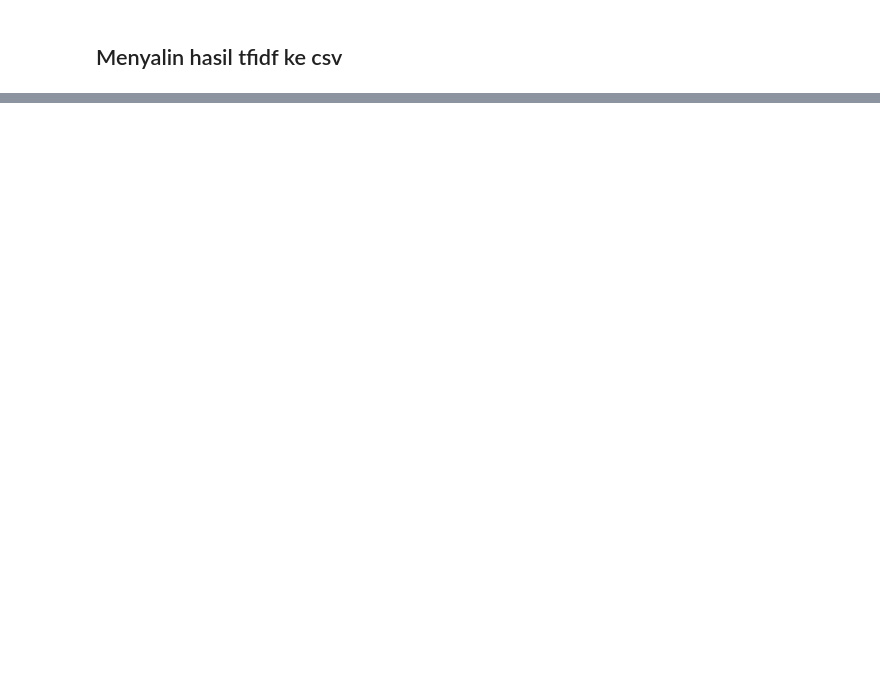
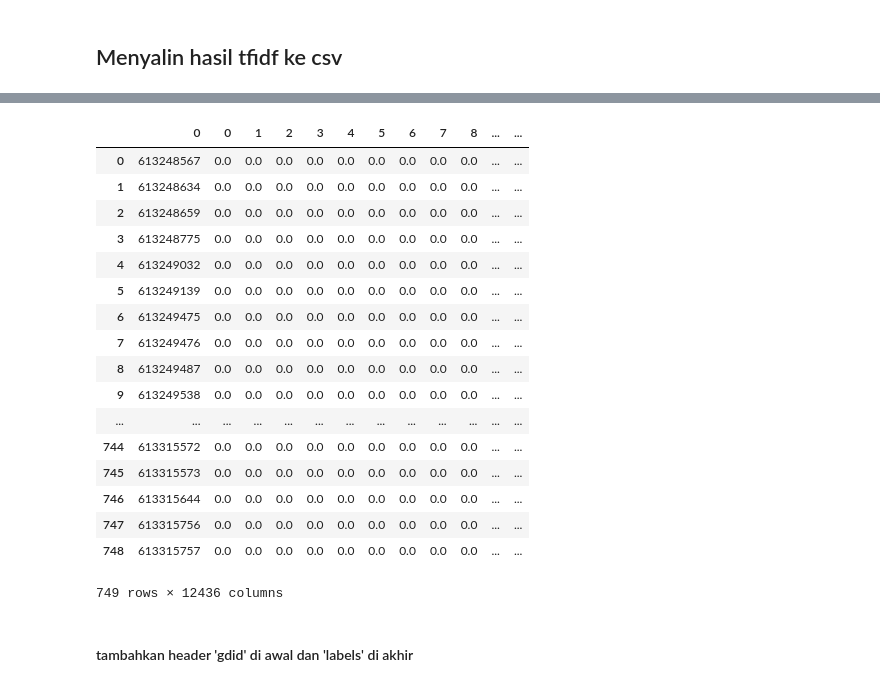
Before and after one commit to nikhilvenkatkumsetty/gdelt-2, a Jupyter notebook: Scraping Gdelt Newspaper.ipynb, the cells around one changed output, grey strips where cells are left out. Saved outputs shown, nothing was run; the diff lists cells and outputs as text; code cells hidden in the pictures; blank space fills up the shorter version.

```diff
--- a/Scraping Gdelt Newspaper.ipynb
+++ b/Scraping Gdelt Newspaper.ipynb
@@ -323,0 +402,3 @@ result
+# %%
+pca = TruncatedSVD(n_components=100)
+vec_matrix_pca = pca.fit_transform(ress)
@@ -323,0 +428,3 @@ result
+# %%
+clf10 = KMeans(n_clusters=10, verbose = 0)
+clf10.fit(vec_matrix_pca)
@@ -323,0 +439,2 @@ result
+# %%
+result['labels'] = clf10.labels_
@@ -323,0 +461,23 @@ result
+# %%
+result
+# %% [output]
+|  | 0 | 0 | 1 | 2 | 3 | 4 | 5 | 6 | 7 | 8 | ... | ... |
+| 0 | 613248567 | 0.0 | 0.0 | 0.0 | 0.0 | 0.0 | 0.0 | 0.0 | 0.0 | 0.0 | ... | ... |
+| 1 | 613248634 | 0.0 | 0.0 | 0.0 | 0.0 | 0.0 | 0.0 | 0.0 | 0.0 | 0.0 | ... | ... |
+| 2 | 613248659 | 0.0 | 0.0 | 0.0 | 0.0 | 0.0 | 0.0 | 0.0 | 0.0 | 0.0 | ... | ... |
+| 3 | 613248775 | 0.0 | 0.0 | 0.0 | 0.0 | 0.0 | 0.0 | 0.0 | 0.0 | 0.0 | ... | ... |
+| 4 | 613249032 | 0.0 | 0.0 | 0.0 | 0.0 | 0.0 | 0.0 | 0.0 | 0.0 | 0.0 | ... | ... |
+| 5 | 613249139 | 0.0 | 0.0 | 0.0 | 0.0 | 0.0 | 0.0 | 0.0 | 0.0 | 0.0 | ... | ... |
+| 6 | 613249475 | 0.0 | 0.0 | 0.0 | 0.0 | 0.0 | 0.0 | 0.0 | 0.0 | 0.0 | ... | ... |
+| 7 | 613249476 | 0.0 | 0.0 | 0.0 | 0.0 | 0.0 | 0.0 | 0.0 | 0.0 | 0.0 | ... | ... |
+| 8 | 613249487 | 0.0 | 0.0 | 0.0 | 0.0 | 0.0 | 0.0 | 0.0 | 0.0 | 0.0 | ... | ... |
+| 9 | 613249538 | 0.0 | 0.0 | 0.0 | 0.0 | 0.0 | 0.0 | 0.0 | 0.0 | 0.0 | ... | ... |
+| ... | ... | ... | ... | ... | ... | ... | ... | ... | ... | ... | ... | ... |
+| 744 | 613315572 | 0.0 | 0.0 | 0.0 | 0.0 | 0.0 | 0.0 | 0.0 | 0.0 | 0.0 | ... | ... |
+| 745 | 613315573 | 0.0 | 0.0 | 0.0 | 0.0 | 0.0 | 0.0 | 0.0 | 0.0 | 0.0 | ... | ... |
+| 746 | 613315644 | 0.0 | 0.0 | 0.0 | 0.0 | 0.0 | 0.0 | 0.0 | 0.0 | 0.0 | ... | ... |
+| 747 | 613315756 | 0.0 | 0.0 | 0.0 | 0.0 | 0.0 | 0.0 | 0.0 | 0.0 | 0.0 | ... | ... |
+| 748 | 613315757 | 0.0 | 0.0 | 0.0 | 0.0 | 0.0 | 0.0 | 0.0 | 0.0 | 0.0 | ... | ... |
+749 rows × 12436 columns
+# %% [markdown]
+#### tambahkan header 'gdid' di awal dan 'labels' di akhir
```
Also changed, not shown: parts of 43 cells of this notebook.
